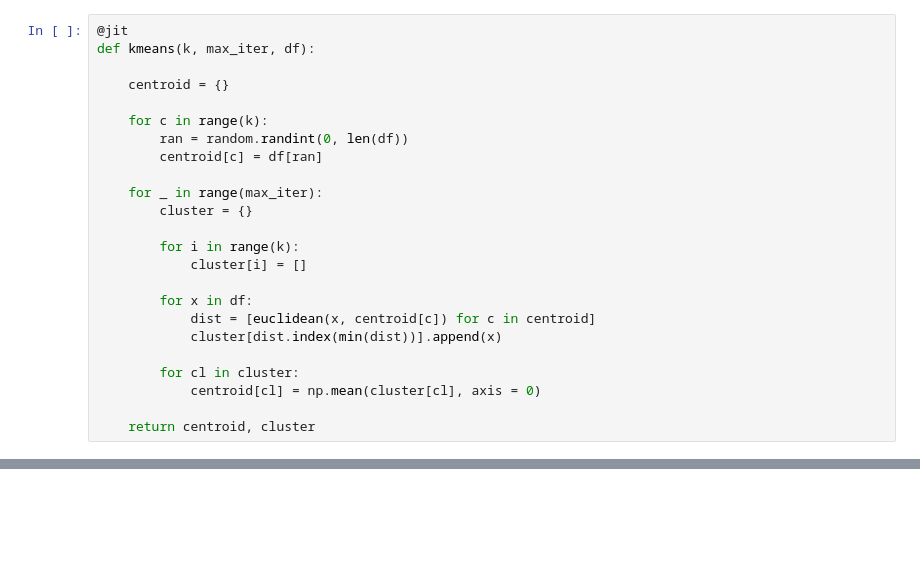
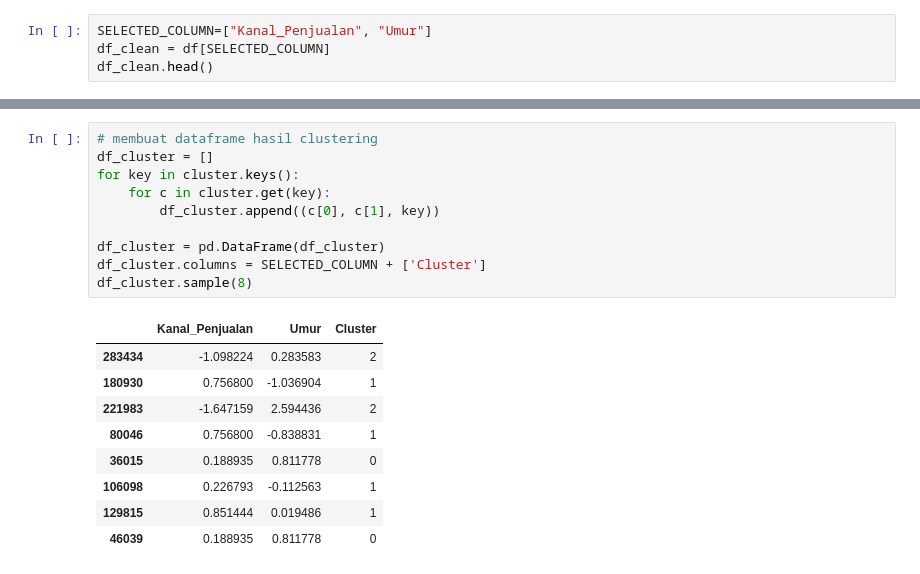
Before and after one commit to krobus00/Tugas-1-Pembelajaran-Mesin-Clustering, a Jupyter notebook: KmeansClustering.ipynb, the cells around one changed output, grey strips where cells are left out. Saved outputs shown, nothing was run; the diff lists cells and outputs as text; blank space fills up the shorter version.

```diff
--- a/KmeansClustering.ipynb
+++ b/KmeansClustering.ipynb
@@ -37,24 +25,4 @@ def euclidean(x, y):
-# %%
-@jit
-def kmeans(k, max_iter, df):
-
-    centroid = {}
-
-    for c in range(k):
-        ran = random.randint(0, len(df))
-        centroid[c] = df[ran]
-
-    for _ in range(max_iter):
-        cluster = {}
-
-        for i in range(k):
-            cluster[i] = []
-
-        for x in df:
-            dist = [euclidean(x, centroid[c]) for c in centroid]
-            cluster[dist.index(min(dist))].append(x)
-
-        for cl in cluster:
-            centroid[cl] = np.mean(cluster[cl], axis = 0)
-
-    return centroid, cluster
+# %%
+SELECTED_COLUMN=["Kanal_Penjualan", "Umur"]
+df_clean = df[SELECTED_COLUMN]
+df_clean.head()
@@ -69,0 +102,20 @@ centroid, cluster = kmeans(k, max_iter, data)
+# %%
+# membuat dataframe hasil clustering
+df_cluster = []
+for key in cluster.keys():
+    for c in cluster.get(key):
+        df_cluster.append((c[0], c[1], key))
+
+df_cluster = pd.DataFrame(df_cluster)
+df_cluster.columns = SELECTED_COLUMN + ['Cluster']
+df_cluster.sample(8)
+# %% [output]
+|  | Kanal_Penjualan | Umur | Cluster |
+| 283434 | -1.098224 | 0.283583 | 2 |
+| 180930 | 0.756800 | -1.036904 | 1 |
+| 221983 | -1.647159 | 2.594436 | 2 |
+| 80046 | 0.756800 | -0.838831 | 1 |
+| 36015 | 0.188935 | 0.811778 | 0 |
+| 106098 | 0.226793 | -0.112563 | 1 |
+| 129815 | 0.851444 | 0.019486 | 1 |
+| 46039 | 0.188935 | 0.811778 | 0 |
```
Also changed, not shown: parts of 11 cells of this notebook, 1 other file.
